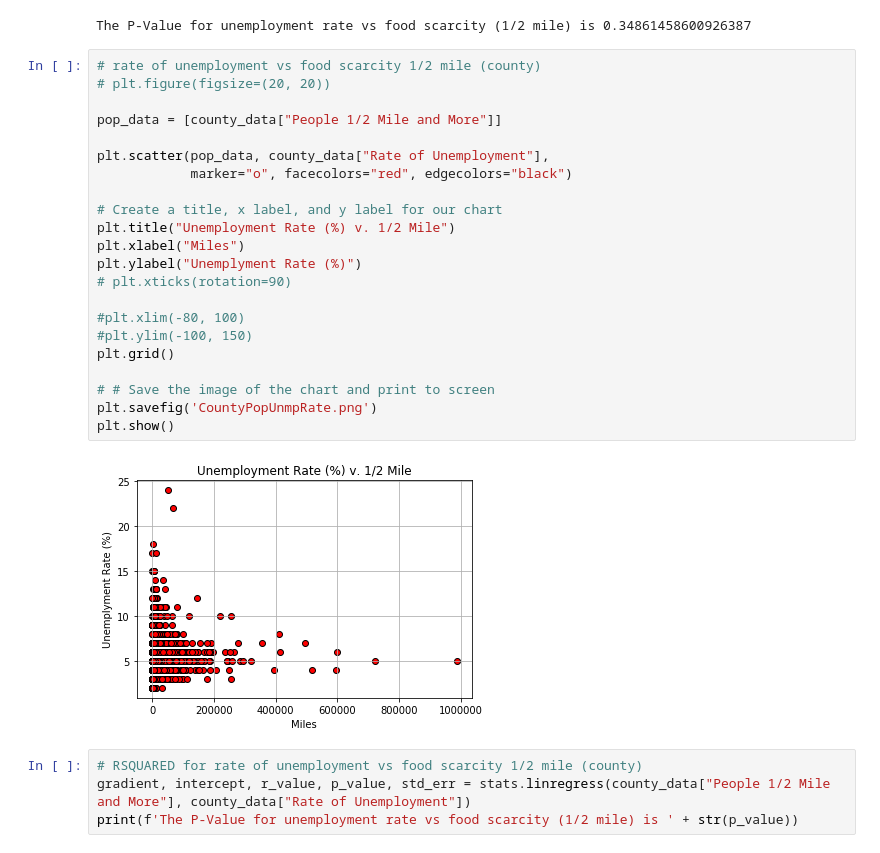
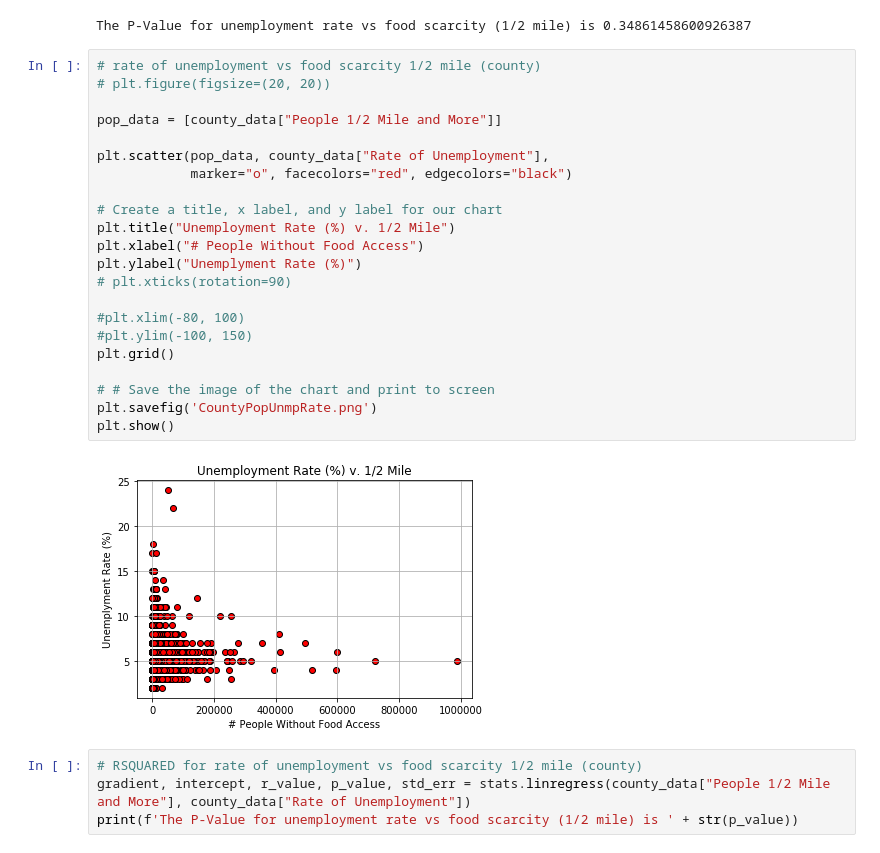
Before and after one commit to chrisholyoake/SealTeamFour, a Jupyter notebook: charting.ipynb, the cells around one changed output. Saved outputs shown, nothing was run; the diff lists cells and outputs as text.

```diff
--- a/charting.ipynb
+++ b/charting.ipynb
@@ -47,27 +47,27 @@ The P-Value for unemployment rate vs food scarcity (1/2 mile) is 0.3486145860092
 # %%
 # rate of unemployment vs food scarcity 1/2 mile (county)
 # plt.figure(figsize=(20, 20))
 
 pop_data = [county_data["People 1/2 Mile and More"]]
 
 plt.scatter(pop_data, county_data["Rate of Unemployment"],
             marker="o", facecolors="red", edgecolors="black")
 
 # Create a title, x label, and y label for our chart
 plt.title("Unemployment Rate (%) v. 1/2 Mile")
-plt.xlabel("Miles")
+plt.xlabel("# People Without Food Access")
 plt.ylabel("Unemplyment Rate (%)")
 # plt.xticks(rotation=90)
 
 #plt.xlim(-80, 100)
 #plt.ylim(-100, 150)
 plt.grid()
 
 # # Save the image of the chart and print to screen
 plt.savefig('CountyPopUnmpRate.png')
 plt.show()
 # %% [output]
-[figure, old version]
+[figure, new version]
 # %%
 # RSQUARED for rate of unemployment vs food scarcity 1/2 mile (county)
 gradient, intercept, r_value, p_value, std_err = stats.linregress(county_data["People 1/2 Mile and More"], county_data["Rate of Unemployment"])
```
Also changed, not shown: parts of 3 cells of this notebook, 3 other files.
